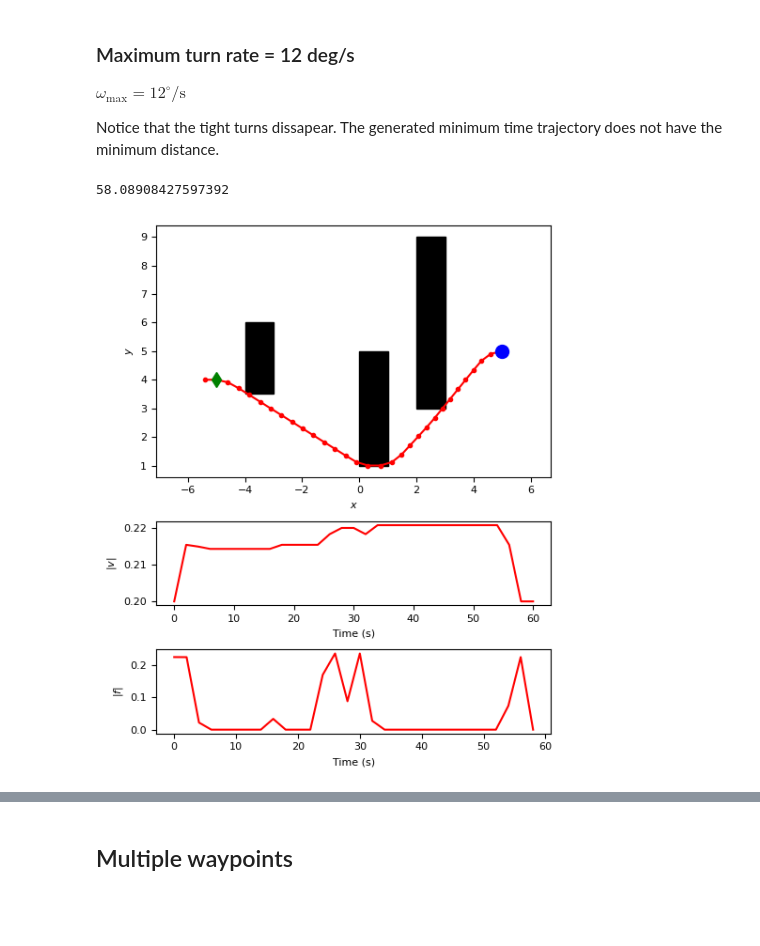
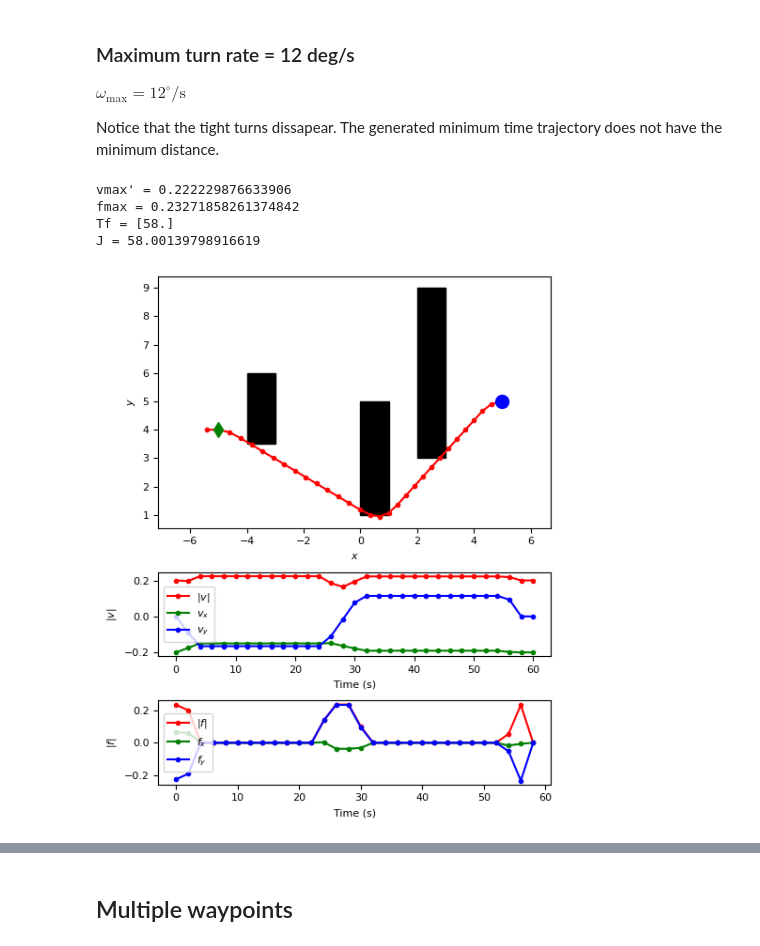
Before and after one commit to auralius/richards-how, a Jupyter notebook: richards-single-vehicle.ipynb, the cells around one changed output, grey strips where cells are left out. Cells and saved outputs as stored; diff of their text form; code cells hidden in the pictures; blank space fills up the shorter version.

```diff
--- a/richards-single-vehicle.ipynb
+++ b/richards-single-vehicle.ipynb
@@ -430,16 +414,19 @@ $\omega_{\text{max}}=12 ^{\circ}/\text{s}$
 
 Notice that the tight turns dissapear. The generated minimum time trajectory does not have the minimum distance.
 # %%
-s, f, Tf = plan(C=C, N=N, s0=s0, sf=sf, wmax=np.deg2rad(12.0), solver="MOSEK")
+s, f, Tf = plan2(C=C, N=N, s0=s0, sf=sf, wmax=np.deg2rad(12.0), mass=5.0, dt=2.0, solver="SCIP")
 # %% [output]
-58.08908427597392
+vmax' = 0.222229876633906
+fmax = 0.23271858261374842
+Tf = [58.]
+J = 58.00139798916619
 # %%
 %matplotlib inline
 
 time_span = np.linspace(0, tf, N+1)
-plot(T=time_span, C=C, F=f, S=s, s0=s0, sf=sf, style='.-r')
+plot(T=time_span, C=C, F=f, S=s, s0=s0, sf=sf)
 # %% [output]
-[figure, old version]
+[figure, new version]
 # %%
 %matplotlib inline
 
```
Also changed, not shown: parts of 17 cells of this notebook.
